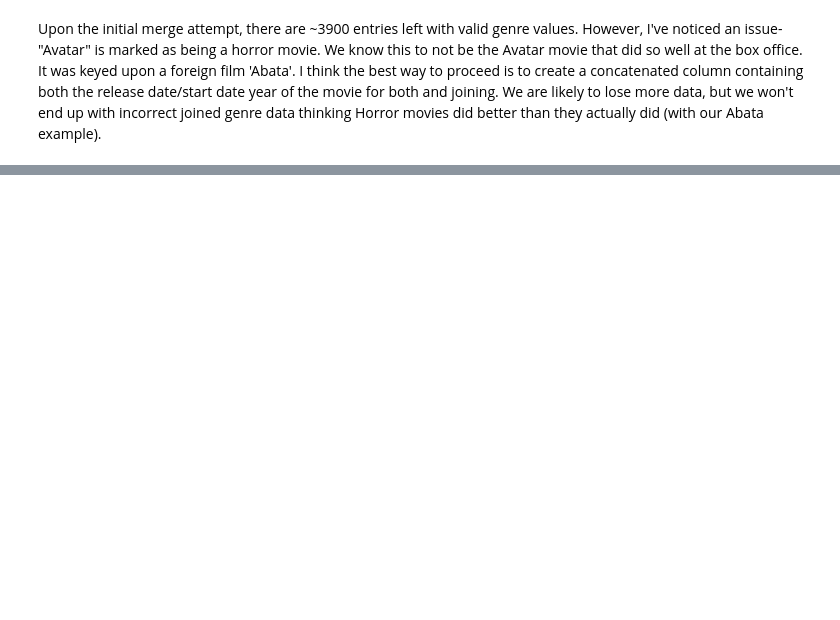
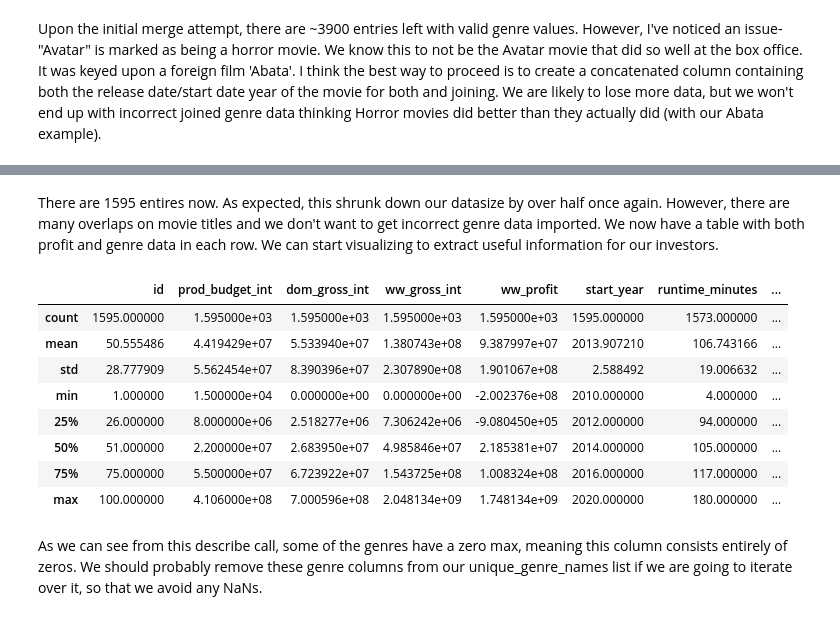
Before and after one commit to ewehmueller/movie-analysis, a Jupyter notebook: movie-analysis.ipynb, the cells around one changed output, grey strips where cells are left out. Saved outputs shown, nothing was run; the diff lists cells and outputs as text; code cells hidden in the pictures; blank space fills up the shorter version.

```diff
--- a/movie-analysis.ipynb
+++ b/movie-analysis.ipynb
@@ -543,4 +547,13 @@ df_imdb.head()
 | 2 | tt0069049 | the other side of the wind | The Other Side of the Wind | 2018 | 122.0 | Drama |
 | 3 | tt0069204 | sabse bada sukh | Sabse Bada Sukh | 2018 | NaN | Comedy,Drama |
 | 4 | tt0100275 | the wandering soap opera | La Telenovela Errante | 2017 | 80.0 | Comedy,Drama,Fantasy |
+# %%
+def get_all_unique_genres(dataframe, genre_col_name):
+    ## Get list of unique genres
+    # Join all the (unique) genres values into one big string
+    var = dataframe[genre_col_name].unique()
+    list_all_genres = ','.join(var)
+    # Get a set of all unique genres (no duplicates)
+    unique_genres = sorted(set(list_all_genres.split(',')))
+    return unique_genres
 # %%
@@ -611,0 +613,17 @@ Upon the initial merge attempt, there are ~3900 entries left with valid genre va
+# %%
+#convert start_year to int from float column type- it appeared to be float type in the merged table but I'm not sure why.
+df_imdb_genres['release_year_imdb'] = df_imdb_genres.apply(lambda x: str(x['start_year']), axis=1)
+df_imdb_genres.head()
+
+#now we are going to need to extract the year from the release_date column of the tn table
+#final 4 string characters of each 'release_date' should suffice
+df_tn_clean['release_year_tn'] =  df_tn_clean.apply(lambda x: x['release_date'][-4:], axis=1)
+print(sorted(df_tn_clean['release_year_tn'].unique())) #confirmation that we don't have any strange values
+
+#now let's create the two columns we are going to 'join' on
+#year+movie title concatenation
+df_tn_clean['year_plus_movie_tn'] = df_tn_clean['release_year_tn'] + df_tn_clean['movie']
+df_imdb_genres['year_plus_movie_imdb'] = df_imdb_genres['release_year_imdb'] + df_imdb_genres['primary_title']
+
+display(df_tn_clean.head())
+display(df_imdb_genres.head())
@@ -611,0 +661,16 @@ Upon the initial merge attempt, there are ~3900 entries left with valid genre va
+# %% [markdown]
+There are 1595 entires now. As expected, this shrunk down our datasize by over half once again.  However, there are many overlaps on movie titles and we don't want to get incorrect genre data imported.  We now have a table with both profit and genre data in each row.  We can start visualizing to extract useful information for our investors.
+# %%
+df_profit_genre_concat.describe()
+# %% [output]
+|  | id | prod_budget_int | dom_gross_int | ww_gross_int | ww_profit | start_year | runtime_minutes | ... |
+| count | 1595.000000 | 1.595000e+03 | 1.595000e+03 | 1.595000e+03 | 1.595000e+03 | 1595.000000 | 1573.000000 | ... |
+| mean | 50.555486 | 4.419429e+07 | 5.533940e+07 | 1.380743e+08 | 9.387997e+07 | 2013.907210 | 106.743166 | ... |
+| std | 28.777909 | 5.562454e+07 | 8.390396e+07 | 2.307890e+08 | 1.901067e+08 | 2.588492 | 19.006632 | ... |
+| min | 1.000000 | 1.500000e+04 | 0.000000e+00 | 0.000000e+00 | -2.002376e+08 | 2010.000000 | 4.000000 | ... |
+| 25% | 26.000000 | 8.000000e+06 | 2.518277e+06 | 7.306242e+06 | -9.080450e+05 | 2012.000000 | 94.000000 | ... |
+| 50% | 51.000000 | 2.200000e+07 | 2.683950e+07 | 4.985846e+07 | 2.185381e+07 | 2014.000000 | 105.000000 | ... |
+| 75% | 75.000000 | 5.500000e+07 | 6.723922e+07 | 1.543725e+08 | 1.008324e+08 | 2016.000000 | 117.000000 | ... |
+| max | 100.000000 | 4.106000e+08 | 7.000596e+08 | 2.048134e+09 | 1.748134e+09 | 2020.000000 | 180.000000 | ... |
+# %% [markdown]
+As we can see from this describe call, some of the genres have a zero max, meaning this column consists entirely of zeros.  We should probably remove these genre columns from our unique_genre_names list if we are going to iterate over it, so that we avoid any NaNs.
```
Also changed, not shown: parts of 16 cells of this notebook.
